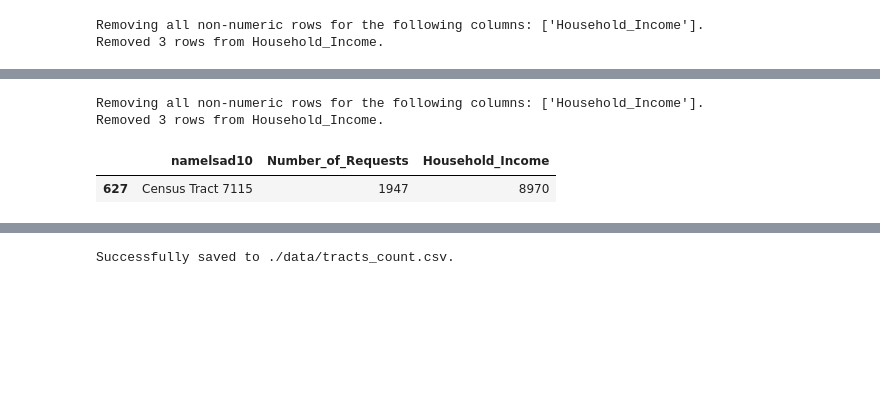
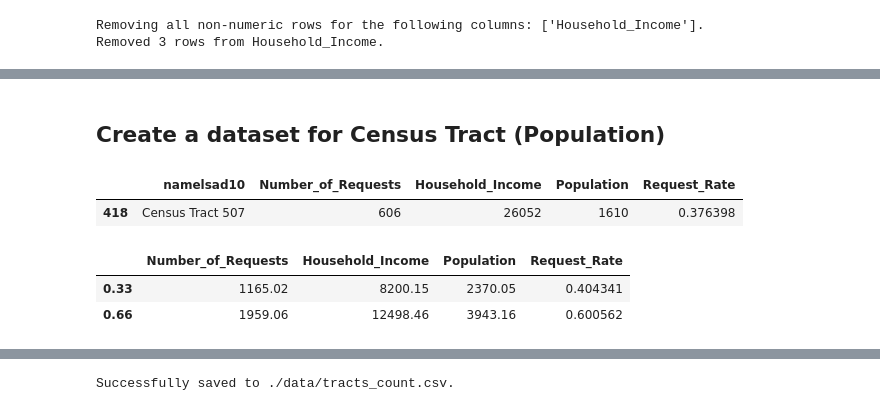
Before and after one commit to siyoungbyun/311-requests-dataviz, a Jupyter notebook: data_preprocessing.ipynb, the cells around one changed output, grey strips where cells are left out. Cells and saved outputs as stored; diff of their text form; code cells hidden in the pictures; blank space fills up the shorter version.

```diff
--- a/data_preprocessing.ipynb
+++ b/data_preprocessing.ipynb
@@ -369,8 +440,8 @@ tracts_311.sample(n=1)
 1 rows × 31 columns
 # %%
 # tracts_311_call = tracts_311[(tracts_311['SR_TYPE'] == "311 INFORMATION ONLY CALL")]
-# tracts_count = tracts_311.groupby(["namelsad10"]).size().reset_index()
-# tracts_count = tracts_count.rename(columns={0: "Number_of_Requests"})
+tracts_count = tracts_311.groupby(["namelsad10"]).size().reset_index()
+tracts_count = tracts_count.rename(columns={0: "Number_of_Requests"})
 # %%
 tracts_count.sample(n=1)
 # %% [output]
@@ -394,9 +465,9 @@ columns = ["NAME", "S1901_C01_013M"]
 income_df = save_columns(income_df, columns)
 income_df = income_df.rename(columns={"NAME": "namelsad10", "S1901_C01_013M": "Household_Income"})
 # %%
-# # Merge it with tracts_count
-# tracts_count = tracts_count.merge(income_df, on='namelsad10', how='left')
-# tracts_count = drop_non_numeric(tracts_count, ["Household_Income"], verbose=True)
+# Merge it with tracts_count
+tracts_count = tracts_count.merge(income_df, on='namelsad10', how='left')
+tracts_count = drop_non_numeric(tracts_count, ["Household_Income"], verbose=True)
 # %% [output]
 Removing all non-numeric rows for the following columns: ['Household_Income'].
 Removed 3 rows from Household_Income.
@@ -421,8 +479,27 @@ Successfully saved to ./data/tracts_count_by_type.csv.
+# %% [markdown]
+## Create a dataset for Census Tract (Population)
+# %%
+# load income dataset
+pop_dir = "./data/population/population_by_tract.csv"
+pop_df = pd.read_csv(pop_dir)
+
+# Extract Census Tract
+pop_df["NAME"] = pop_df["NAME"].apply(lambda x : extract_census_tract(x))
+
+# Save Population
+columns = ["NAME", "S0101_C01_001E"]
+pop_df = save_columns(pop_df, columns)
+pop_df = pop_df.rename(columns={"NAME": "namelsad10", "S0101_C01_001E": "Population"})
+
+# Merge it with tracts_count
+tracts_count = tracts_count.merge(pop_df, on='namelsad10', how='left')
+tracts_count = drop_non_numeric(tracts_count, ["Population"], verbose=True)
+tracts_count["Number_of_Requests"] = pd.to_numeric(tracts_count["Number_of_Requests"])
+tracts_count["Population"] = pd.to_numeric(tracts_count["Population"])
+tracts_count["Household_Income"] = pd.to_numeric(tracts_count["Household_Income"])
+tracts_count["Request_Rate"] = tracts_count["Number_of_Requests"]/tracts_count["Population"]
 # %%
-tracts_count = income_by_tract(tracts_311, income_df)
 tracts_count.sample(n=1)
 # %% [output]
-Removing all non-numeric rows for the following columns: ['Household_Income'].
-Removed 3 rows from Household_Income.
-|  | namelsad10 | Number_of_Requests | Household_Income |
-| 627 | Census Tract 7115 | 1947 | 8970 |
+|  | namelsad10 | Number_of_Requests | Household_Income | Population | Request_Rate |
+| 418 | Census Tract 507 | 606 | 26052 | 1610 | 0.376398 |
@@ -430,0 +506,6 @@ tracts_count["color"] = tracts_count.apply(lambda x : evaluateForBivariate(x), a
+# %%
+tracts_count.quantile([.33, .66])
+# %% [output]
+|  | Number_of_Requests | Household_Income | Population | Request_Rate |
+| 0.33 | 1165.02 | 8200.15 | 2370.05 | 0.404341 |
+| 0.66 | 1959.06 | 12498.46 | 3943.16 | 0.600562 |
```
Also changed, not shown: parts of 25 cells of this notebook, 8 other files.
